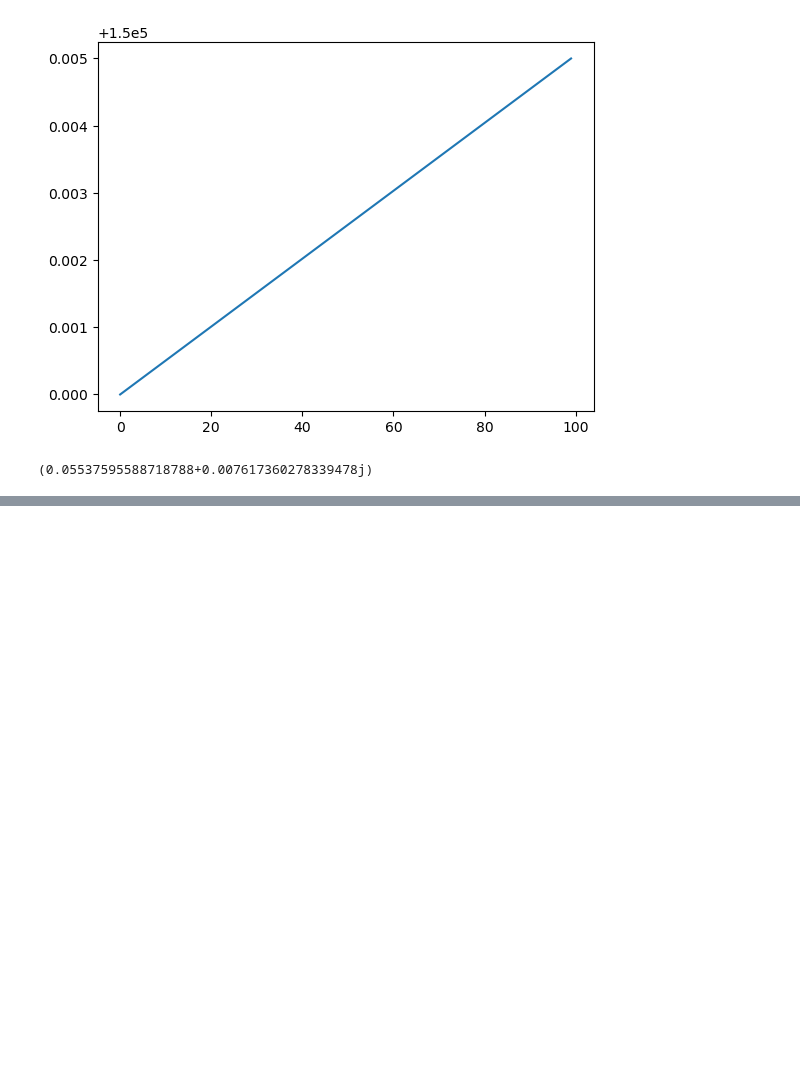
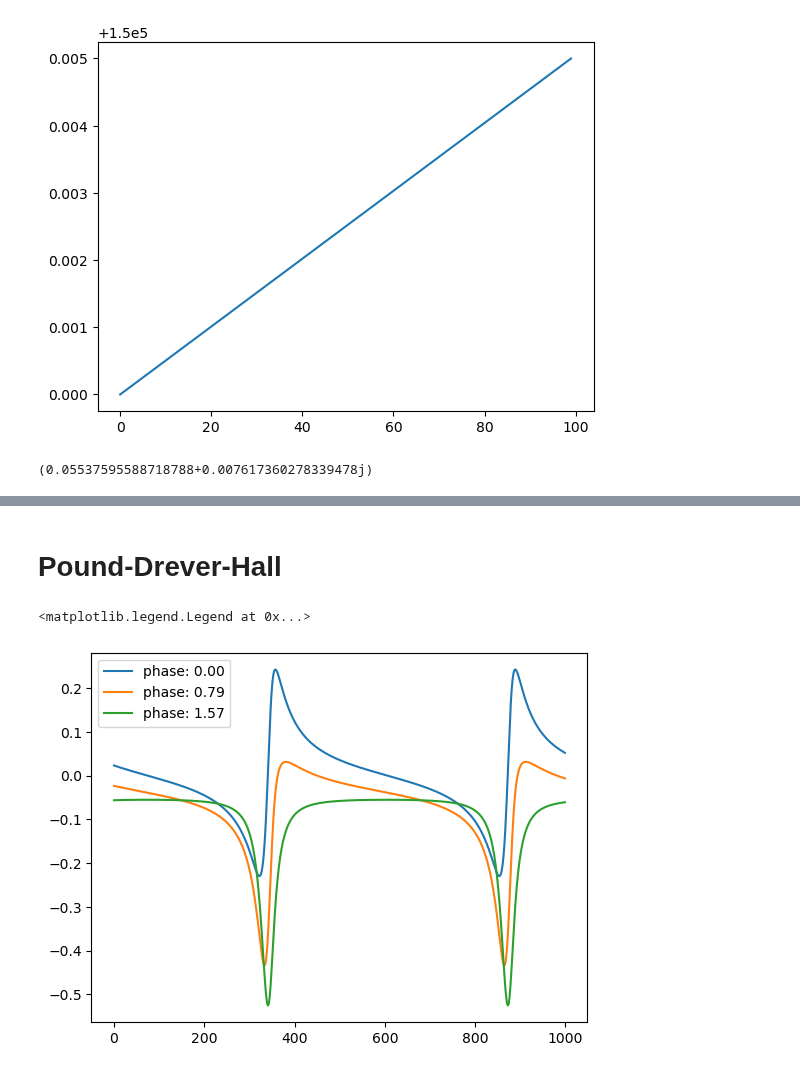
Before and after one commit to matib12/oreonspy, a Jupyter notebook: nb/FP cavity dynamics.ipynb, the cells around one changed output, grey strips where cells are left out. Drawn from its saved outputs; the diff is of its cells as text; code cells hidden in the pictures; blank space fills up the shorter version.

```diff
--- a/nb/FP cavity dynamics.ipynb
+++ b/nb/FP cavity dynamics.ipynb
@@ -250,0 +274,14 @@ plt.legend()
+# %% [markdown]
+# Pound-Drever-Hall
+# %%
+gamma = np.pi/2
+def V_pdh(gamma):
+    return -(np.exp(gamma*1.j) * np.conjugate(ein) * res).imag
+
+for i in np.linspace(0., np.pi/2, 3):
+    plt.plot(V_pdh(i), label="phase: {0:.2f}".format(i))
+
+plt.legend()
+# %% [output]
+<matplotlib.legend.Legend at 0x...>
+[figure, added]
```
Also changed, not shown: parts of 10 cells of this notebook.
